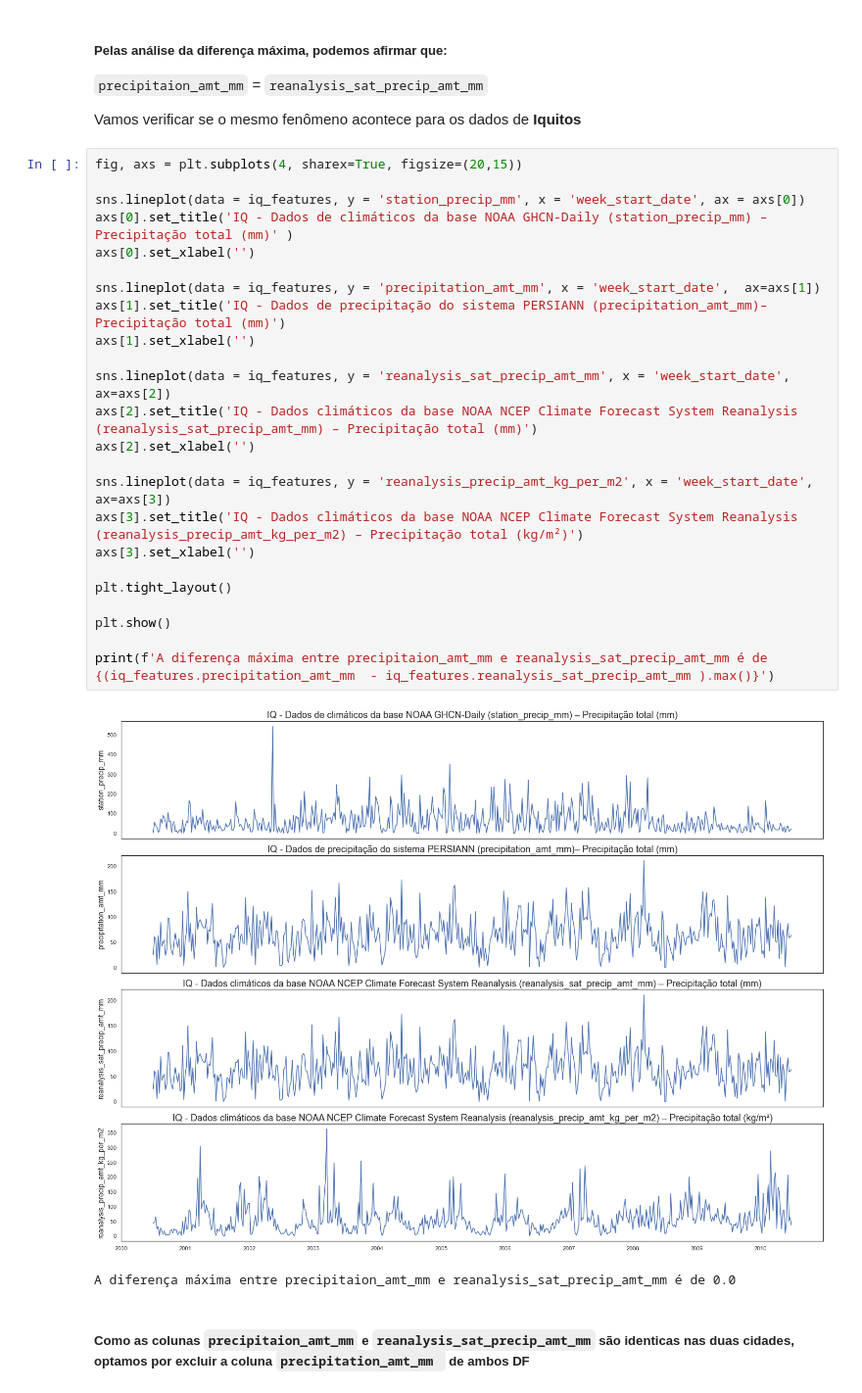
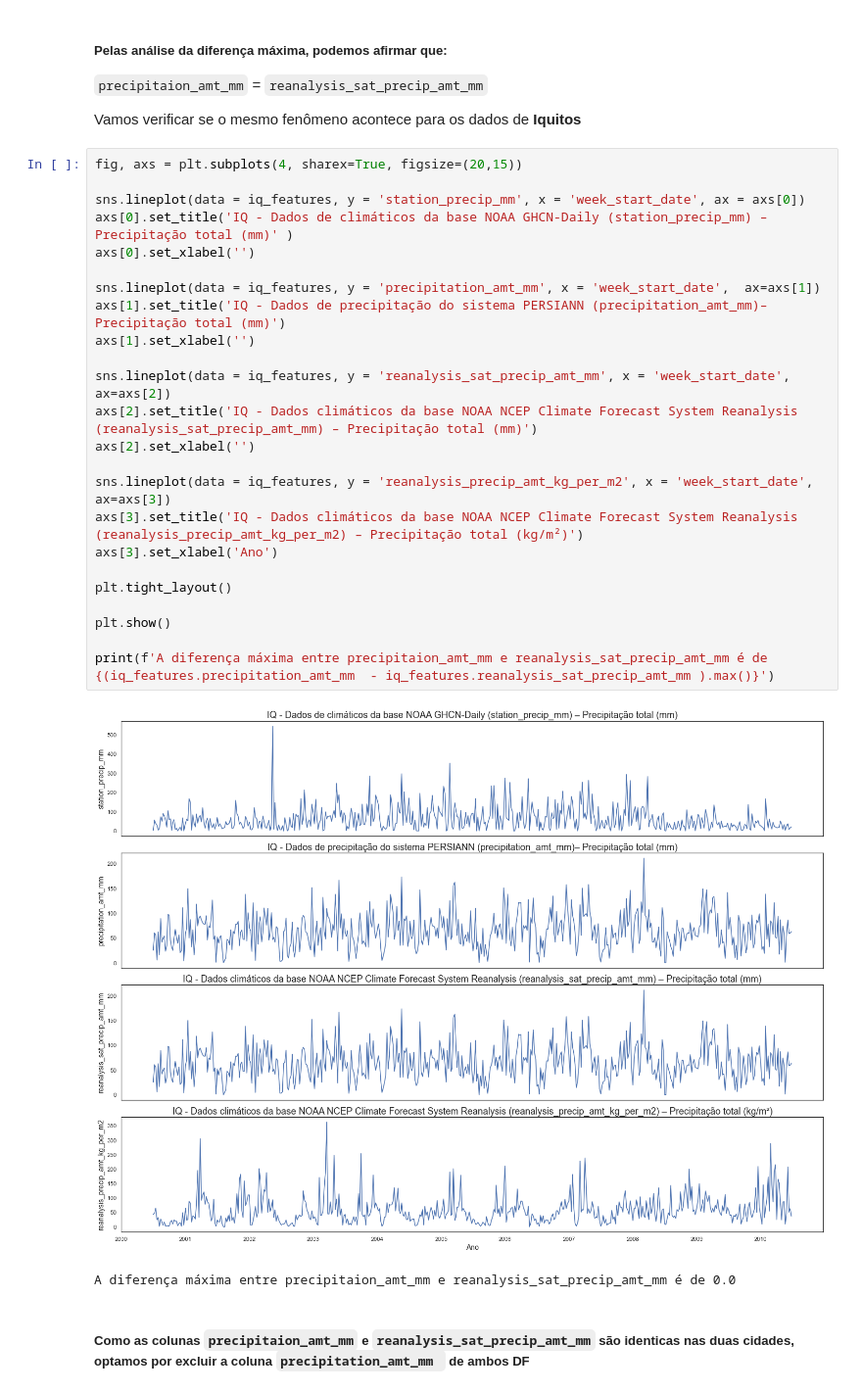
Before and after one commit to ciencia-dados-ifsp-grupo5/DengAI, a Jupyter notebook: notebooks/dengAI.ipynb, the cells around one changed output. Shown at 98% size. Cells and saved outputs as stored; diff of their text form.

```diff
--- a/notebooks/dengAI.ipynb
+++ b/notebooks/dengAI.ipynb
@@ -370,29 +370,29 @@ Vamos verificar se o mesmo fenômeno acontece para os dados de **Iquitos**
 # %%
 fig, axs = plt.subplots(4, sharex=True, figsize=(20,15))
 
 sns.lineplot(data = iq_features, y = 'station_precip_mm', x = 'week_start_date', ax = axs[0])
 axs[0].set_title('IQ - Dados de climáticos da base NOAA GHCN-Daily (station_precip_mm) – Precipitação total (mm)' )
 axs[0].set_xlabel('')
 
 sns.lineplot(data = iq_features, y = 'precipitation_amt_mm', x = 'week_start_date',  ax=axs[1])
 axs[1].set_title('IQ - Dados de precipitação do sistema PERSIANN (precipitation_amt_mm)– Precipitação total (mm)')
 axs[1].set_xlabel('')
 
 sns.lineplot(data = iq_features, y = 'reanalysis_sat_precip_amt_mm', x = 'week_start_date',  ax=axs[2])
 axs[2].set_title('IQ - Dados climáticos da base NOAA NCEP Climate Forecast System Reanalysis (reanalysis_sat_precip_amt_mm) – Precipitação total (mm)')
 axs[2].set_xlabel('')
 
 sns.lineplot(data = iq_features, y = 'reanalysis_precip_amt_kg_per_m2', x = 'week_start_date',  ax=axs[3])
 axs[3].set_title('IQ - Dados climáticos da base NOAA NCEP Climate Forecast System Reanalysis (reanalysis_precip_amt_kg_per_m2) – Precipitação total (kg/m²)')
-axs[3].set_xlabel('')
+axs[3].set_xlabel('Ano')
 
 plt.tight_layout()
 
 plt.show()
 
 print(f'A diferença máxima entre precipitaion_amt_mm e reanalysis_sat_precip_amt_mm é de {(iq_features.precipitation_amt_mm  - iq_features.reanalysis_sat_precip_amt_mm ).max()}')
 # %% [output]
-[figure, old version]
+[figure, new version]
 A diferença máxima entre precipitaion_amt_mm e reanalysis_sat_precip_amt_mm é de 0.0
 # %% [markdown]
 ##### Como as colunas `precipitaion_amt_mm` e `reanalysis_sat_precip_amt_mm` são identicas nas duas cidades, optamos por excluir a coluna `precipitation_amt_mm ` de ambos DF
```
Also changed, not shown: parts of 8 cells of this notebook.
